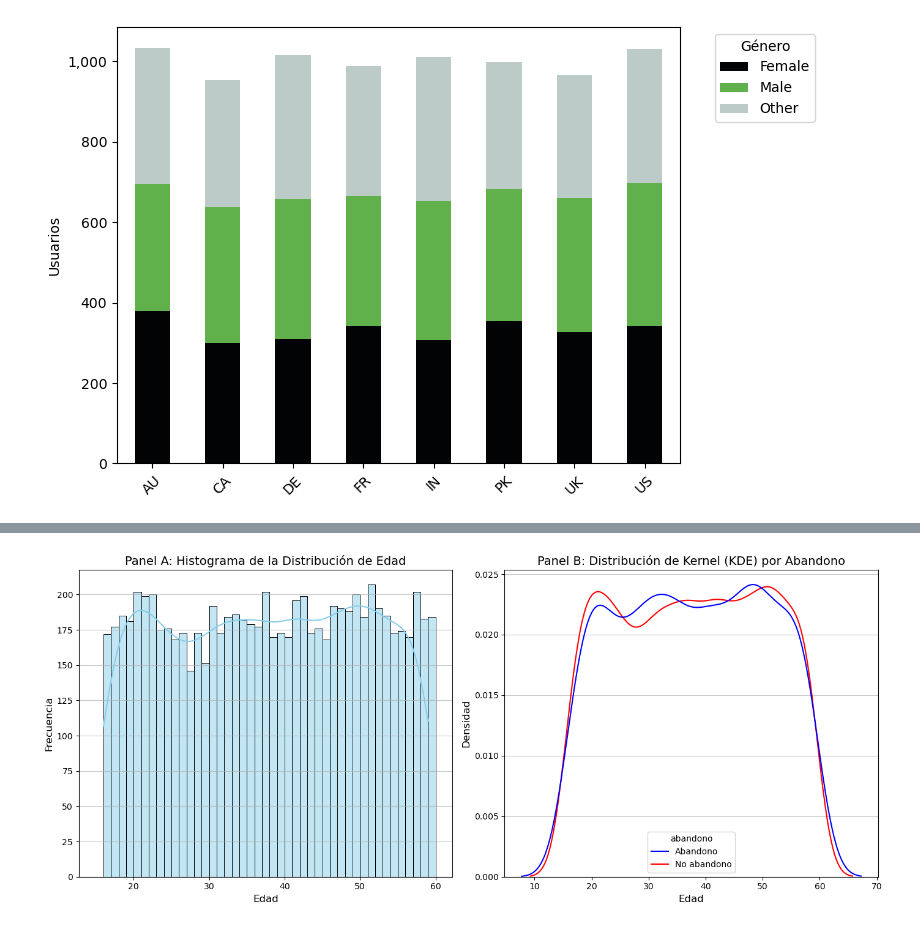
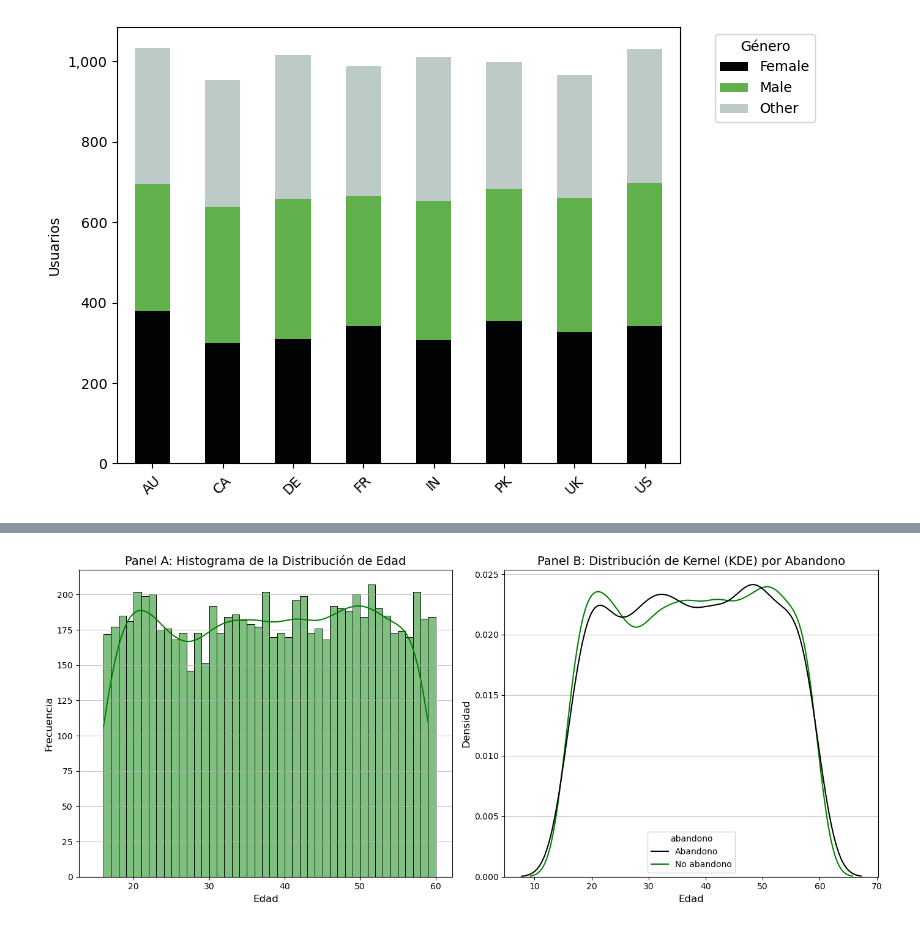
Before and after one commit to franlecam/BigDataUBA-Grupo1, a Jupyter notebook: TP_spotify/TP.ipynb, the cells around one changed output, grey strips where cells are left out. Saved outputs shown, nothing was run; the diff lists cells and outputs as text; code cells hidden in the pictures.

```diff
--- a/TP_spotify/TP.ipynb
+++ b/TP_spotify/TP.ipynb
@@ -171,36 +199,36 @@ sns.histplot(
     bins=range(15, base['age'].max() + 2, 1), # Agrupación por tramos de 5 años
     kde=True,
     ax=axes[0],
-    color='skyblue'
+    color='green'
 )
 axes[0].set_title('Panel A: Histograma de la Distribución de Edad', fontsize=14)
 axes[0].set_xlabel('Edad', fontsize=12)
 axes[0].set_ylabel('Frecuencia', fontsize=12)
 axes[0].grid(axis='y', alpha=0.7)
 
 # --- Panel B: Distribución de Kernel (KDE) por Condición de abandono ---
 # Mapear la variable 'is_churned' para una mejor leyenda
 base['abandono'] = base['is_churned'].map({0: 'No abandono', 1: 'Abandono'})
 
 sns.kdeplot(
     data=base,
     x='age',
     hue='abandono', #Separar por abandono
     fill=False,
     common_norm=False,
     ax=axes[1],
-    palette={'No abandono': 'red', 'Abandono': 'blue'}
+    palette={'No abandono': 'green', 'Abandono': 'black'}
 )
 axes[1].set_title('Panel B: Distribución de Kernel (KDE) por Abandono', fontsize=14)
 axes[1].set_xlabel('Edad', fontsize=12)
 axes[1].set_ylabel('Densidad', fontsize=12)
 axes[1].grid(axis='y', alpha=0.7)
 
 # Ajustar diseño y mostrar el gráfico
 plt.tight_layout()
 plt.show()
 
 # Eliminar la columna temporal
 del base['abandono']
 # %% [output]
-[figure, old version]
+[figure, new version]
```
Also changed, not shown: parts of 10 cells of this notebook.
